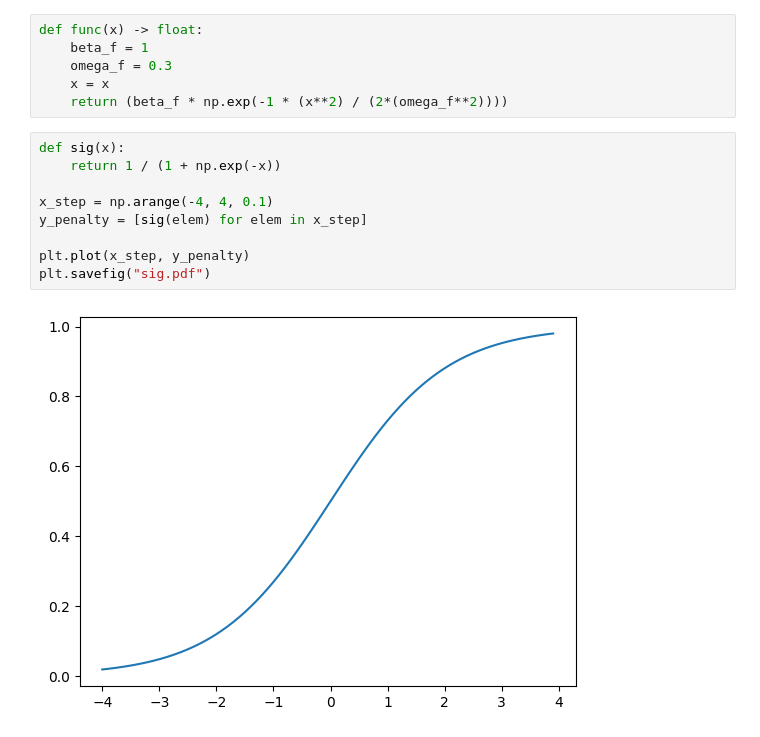
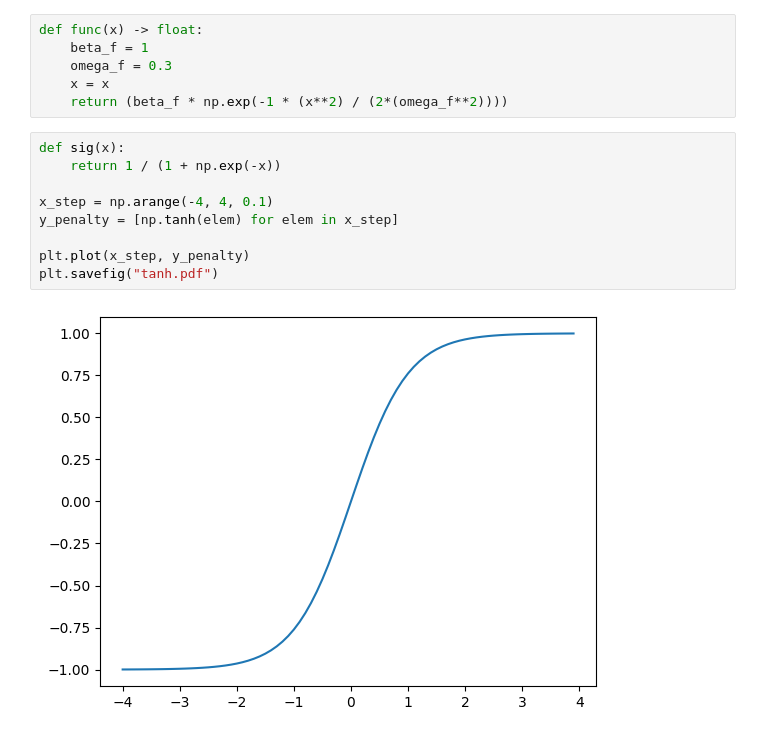
Before and after one commit to muehlefeldt/unity-machine-learning, a Jupyter notebook: python/notebooks/reward.ipynb, the cells around one changed output. Drawn from its saved outputs; the diff is of its cells as text.

Commit message:
Tanh plot for inkscape.

```diff
--- a/python/notebooks/reward.ipynb
+++ b/python/notebooks/reward.ipynb
@@ -192,11 +192,11 @@ def func(x) -> float:
 # %%
 def sig(x):
     return 1 / (1 + np.exp(-x))
 
 x_step = np.arange(-4, 4, 0.1)
-y_penalty = [sig(elem) for elem in x_step]
+y_penalty = [np.tanh(elem) for elem in x_step]
 
 plt.plot(x_step, y_penalty)
-plt.savefig("sig.pdf")
+plt.savefig("tanh.pdf")
 # %% [output]
-[figure, old version]
+[figure, new version]
```
